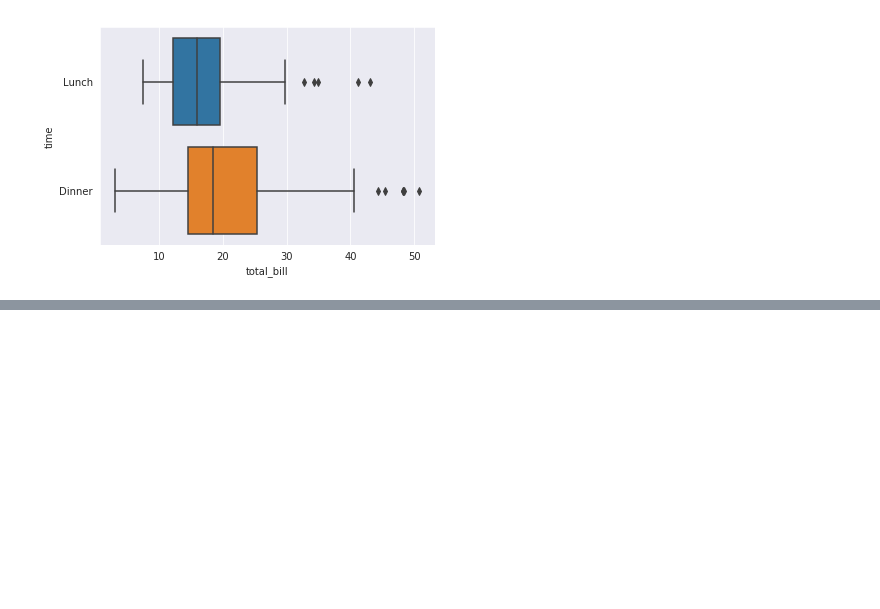
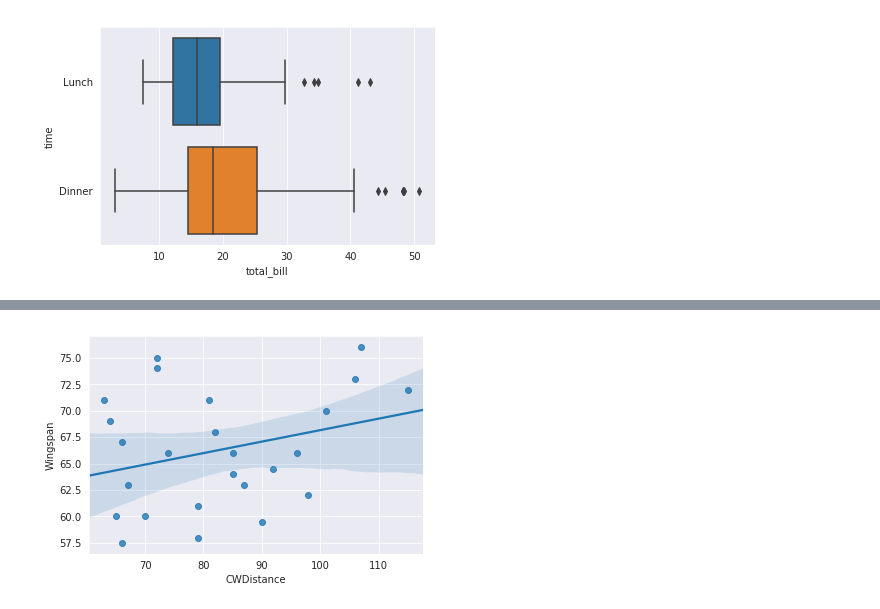
Before and after one commit to cercami/data-science, a Jupyter notebook: coursework/Certificate in Statistics with Python/statistics notes.ipynb, the cells around one changed output, grey strips where cells are left out. Saved outputs shown, nothing was run; the diff lists cells and outputs as text; code cells hidden in the pictures; blank space fills up the shorter version.

```diff
--- a/coursework/Certificate in Statistics with Python/statistics notes.ipynb
+++ b/coursework/Certificate in Statistics with Python/statistics notes.ipynb
@@ -131,0 +160,4 @@ sns.boxplot(x=df.total_bill, y=df.time);
+# %%
+sns.regplot(x="CWDistance", y="Wingspan", data=df);
+# %% [output]
+[figure, added]
```
Also changed, not shown: parts of 32 cells of this notebook, 3 other files.
